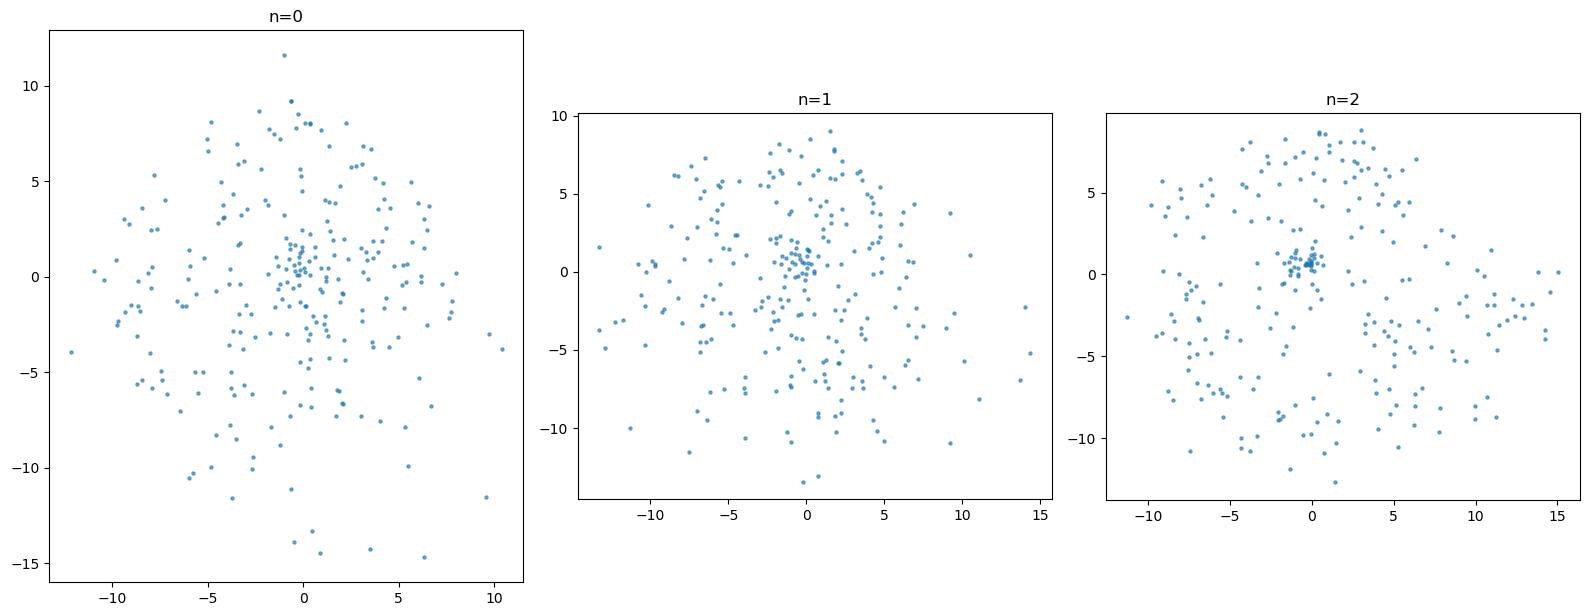
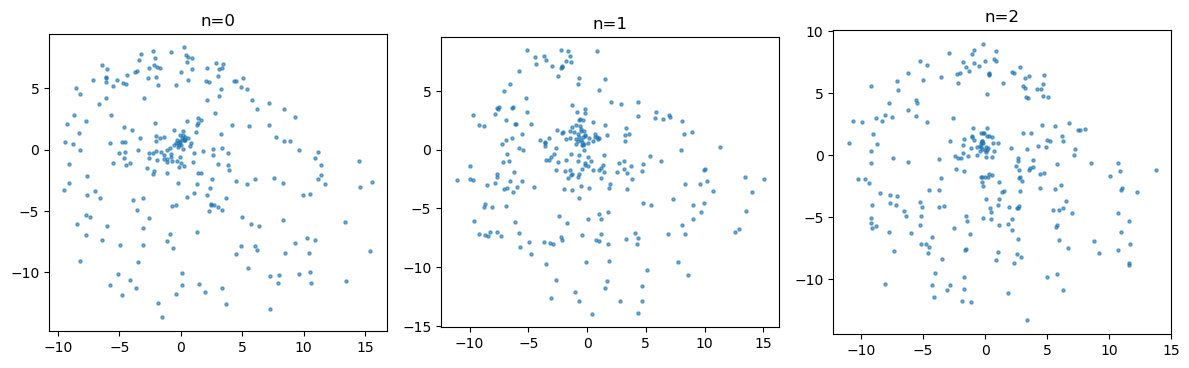
The notebook cell's code change between the first figure and the second:
--- before
+++ after
@@ -1,3 +1,3 @@
-fig, axes = plt.subplots(1, 3, figsize=(16, 8))
+fig, axes = plt.subplots(1, 3, figsize=(12, 8))
 for ax, (n, r) in zip(axes.flat, results.items()):
     s = r["samples"].numpy()

Commit: feat(books): update to new api, not all done just yet